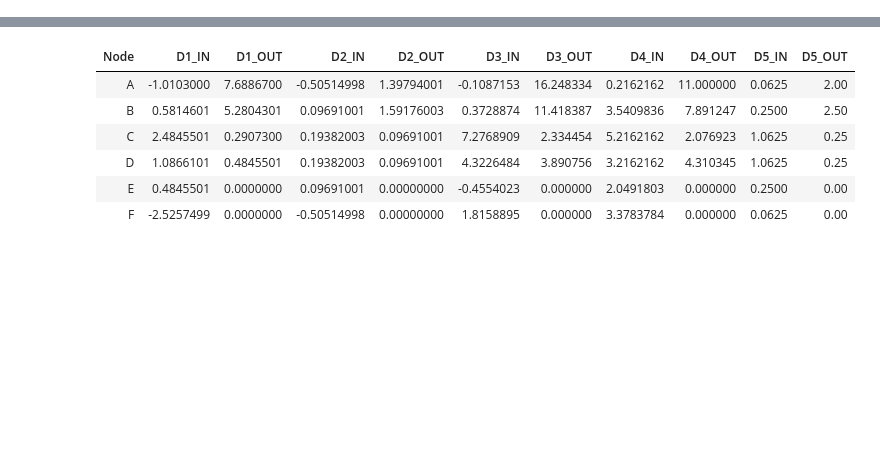
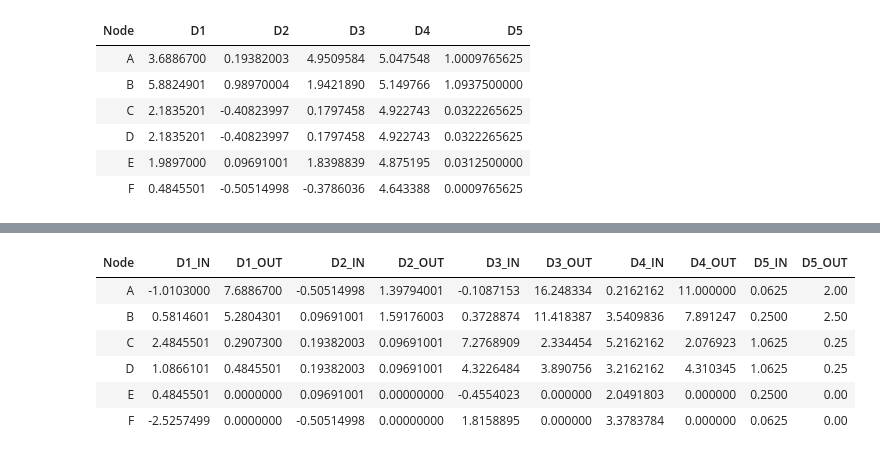
Before and after one commit to iandreafc/distinctiveness-R, a Jupyter notebook: DCDemoR.ipynb, the cells around one changed output, grey strips where cells are left out. Drawn from its saved outputs; the diff is of its cells as text; code cells hidden in the pictures; blank space fills up the shorter version.

```diff
--- a/DCDemoR.ipynb
+++ b/DCDemoR.ipynb
@@ -62,0 +65,12 @@ distinctiveness(g, alpha = 2)
+# %%
+# alpha can be specified as a list, where the first element of the list is the alpha value used for D1, the second for D2, etc.
+
+distinctiveness(g, alpha = list(1, 2, 3, 4, 5))
+# %% [output]
+| Node | D1 | D2 | D3 | D4 | D5 |
+| A | 3.6886700 | 0.19382003 | 4.9509584 | 5.047548 | 1.0009765625 |
+| B | 5.8824901 | 0.98970004 | 1.9421890 | 5.149766 | 1.0937500000 |
+| C | 2.1835201 | -0.40823997 | 0.1797458 | 4.922743 | 0.0322265625 |
+| D | 2.1835201 | -0.40823997 | 0.1797458 | 4.922743 | 0.0322265625 |
+| E | 1.9897000 | 0.09691001 | 1.8398839 | 4.875195 | 0.0312500000 |
+| F | 0.4845501 | -0.50514998 | -0.3786036 | 4.643388 | 0.0009765625 |
```
Also changed, not shown: parts of 12 cells of this notebook, 6 other files.
